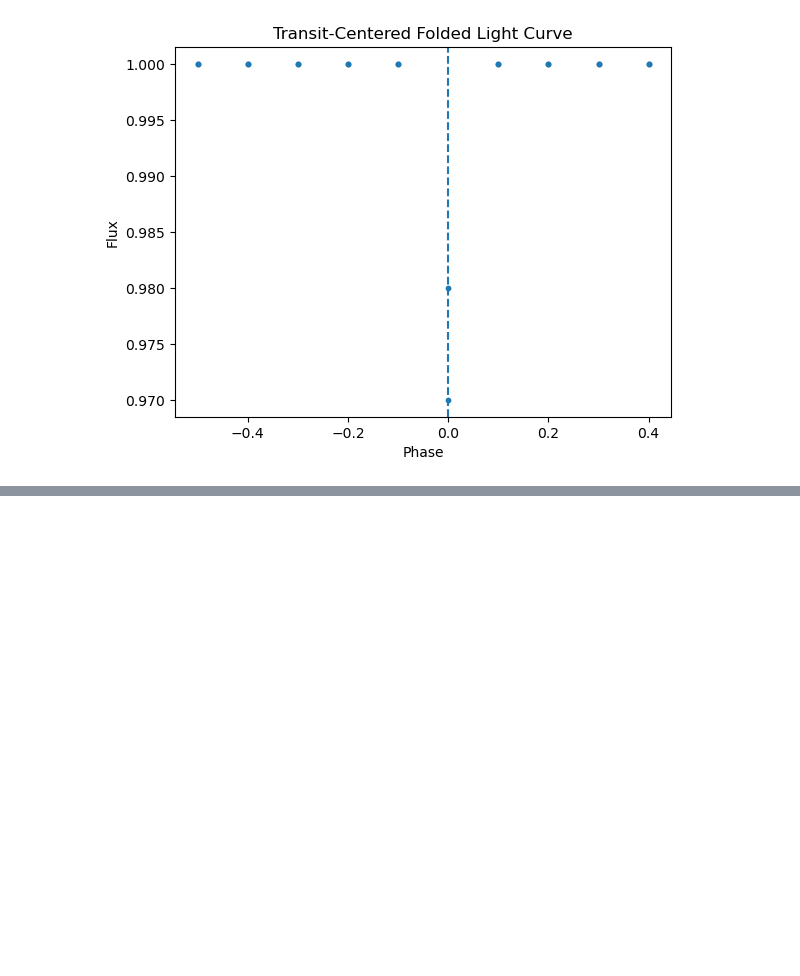
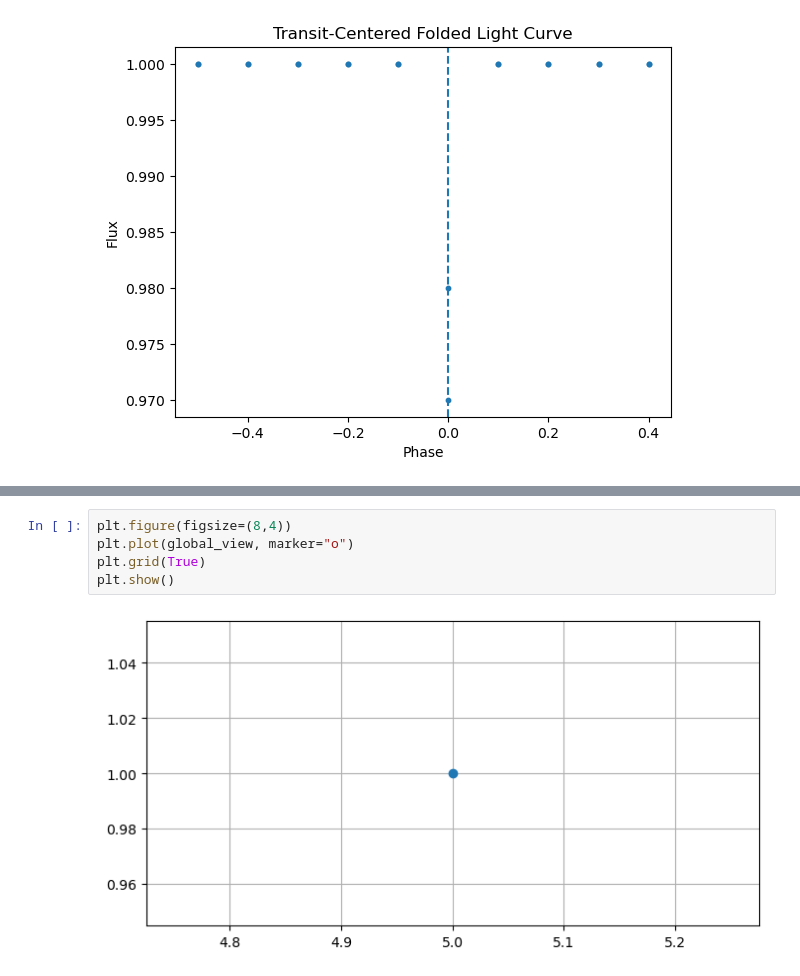
Before and after one commit to AbhijeetShk/research-implementations, a Jupyter notebook: exominer/exominer_research.ipynb, the cells around one changed output, grey strips where cells are left out. Drawn from its saved outputs; the diff is of its cells as text; blank space fills up the shorter version.

```diff
--- a/exominer/exominer_research.ipynb
+++ b/exominer/exominer_research.ipynb
@@ -602,0 +637,7 @@ plt.show()
+# %%
+plt.figure(figsize=(8,4))
+plt.plot(global_view, marker="o")
+plt.grid(True)
+plt.show()
+# %% [output]
+[figure, added]
```
Also changed, not shown: parts of 7 cells of this notebook, 2 other files.
